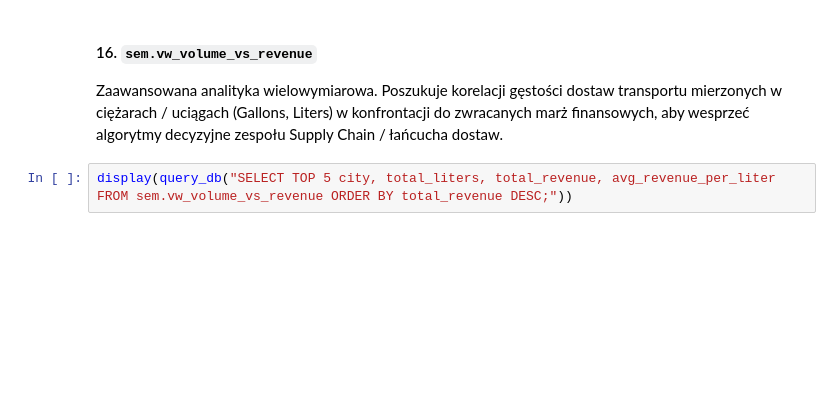
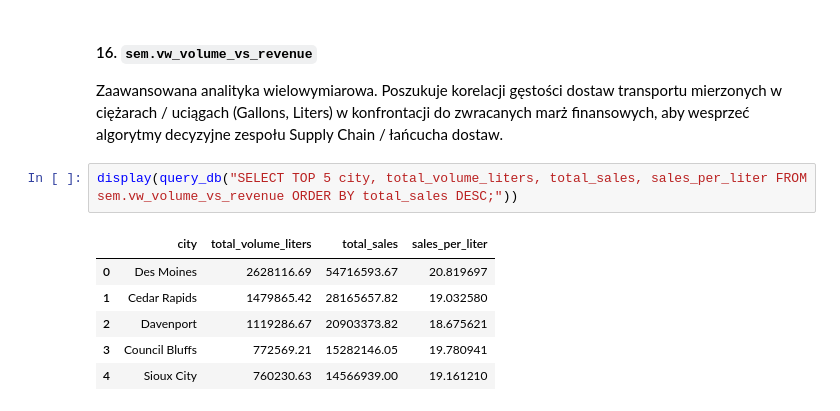
Before and after one commit to magda2307/pjatk-idh, a Jupyter notebook: data-warehouse-iowa-liquor/notebooks/etl_demo.ipynb, the cells around one changed output. Drawn from its saved outputs; the diff is of its cells as text; blank space fills up the shorter version.

Commit message:
Final fix for column names in volume vs revenue view

```diff
--- a/data-warehouse-iowa-liquor/notebooks/etl_demo.ipynb
+++ b/data-warehouse-iowa-liquor/notebooks/etl_demo.ipynb
@@ -165,4 +296,11 @@ display(query_db("SELECT TOP 5 store_name, total_sales, total_margin, invoice_co
 #### 16. `sem.vw_volume_vs_revenue`
 Zaawansowana analityka wielowymiarowa. Poszukuje korelacji gęstości dostaw transportu mierzonych w ciężarach / uciągach (Gallons, Liters) w konfrontacji do zwracanych marż finansowych, aby wesprzeć algorytmy decyzyjne zespołu Supply Chain / łańcucha dostaw.
 # %%
-display(query_db("SELECT TOP 5 city, total_liters, total_revenue, avg_revenue_per_liter FROM sem.vw_volume_vs_revenue ORDER BY total_revenue DESC;"))
+display(query_db("SELECT TOP 5 city, total_volume_liters, total_sales, sales_per_liter FROM sem.vw_volume_vs_revenue ORDER BY total_sales DESC;"))
+# %% [output]
+|  | city | total_volume_liters | total_sales | sales_per_liter |
+| 0 | Des Moines | 2628116.69 | 54716593.67 | 20.819697 |
+| 1 | Cedar Rapids | 1479865.42 | 28165657.82 | 19.032580 |
+| 2 | Davenport | 1119286.67 | 20903373.82 | 18.675621 |
+| 3 | Council Bluffs | 772569.21 | 15282146.05 | 19.780941 |
+| 4 | Sioux City | 760230.63 | 14566939.00 | 19.161210 |
```
Also changed, not shown: parts of 18 cells of this notebook.
